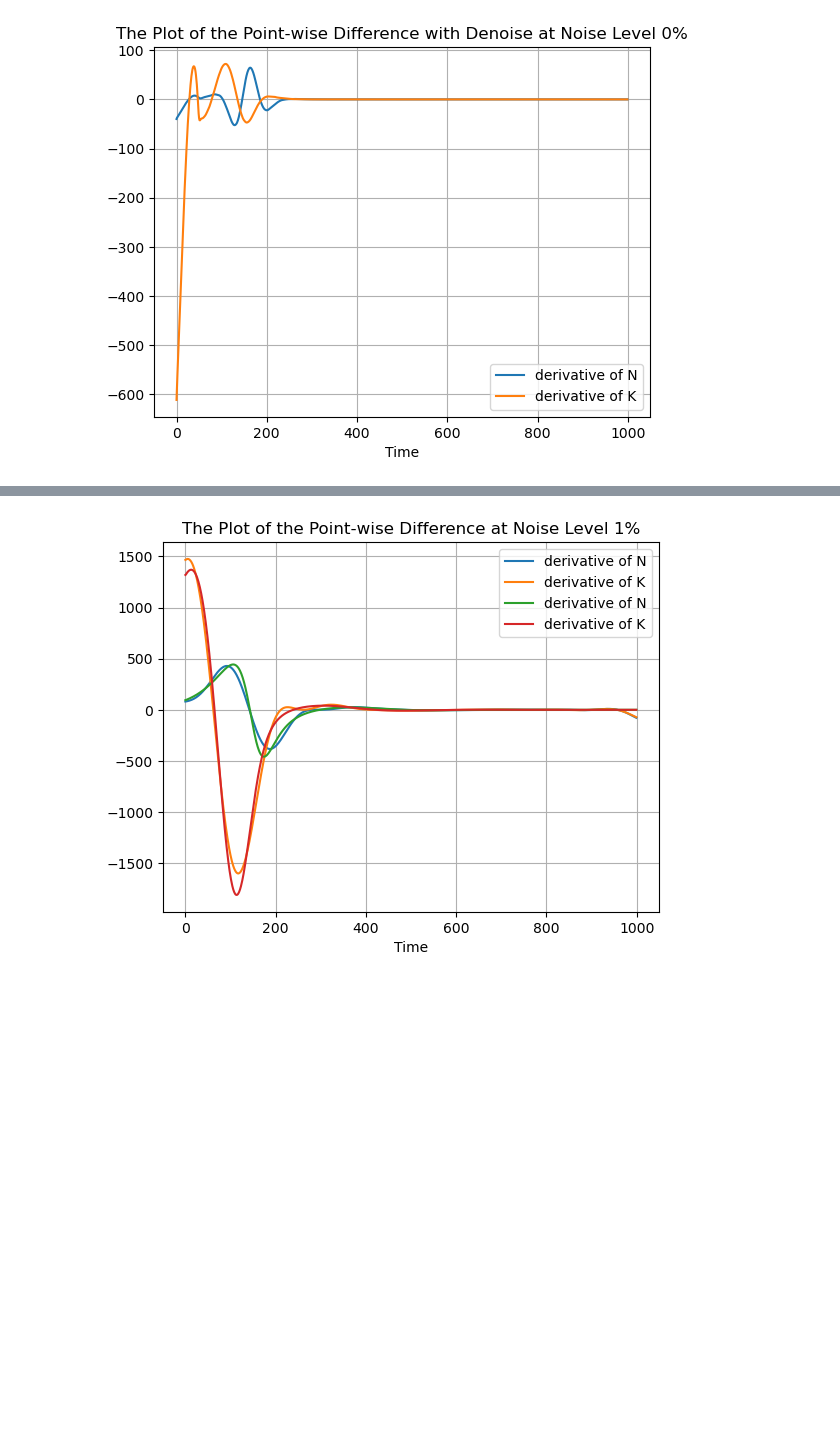
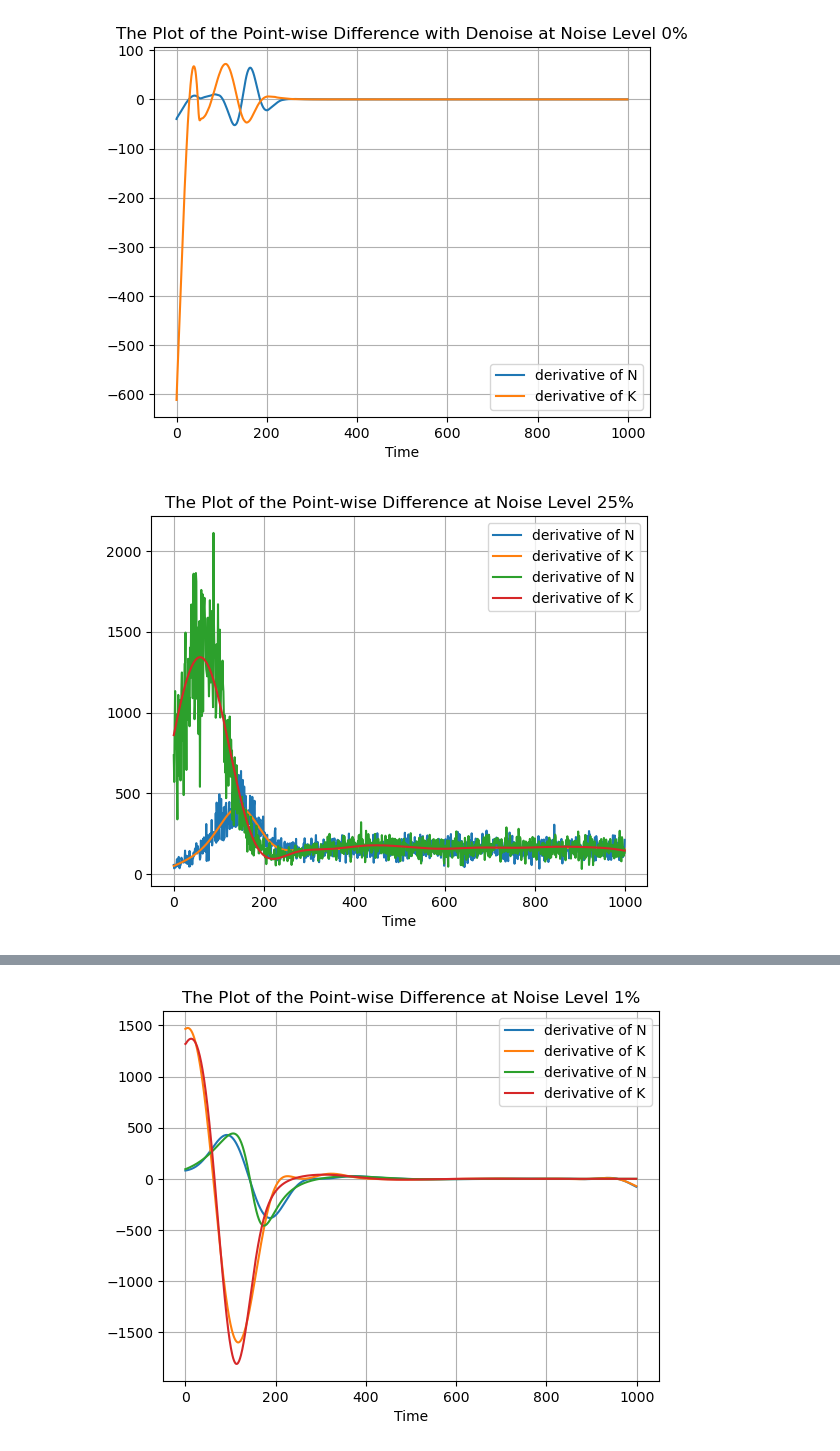
Before and after one commit to mm2319/M4R, a Jupyter notebook: test copy.ipynb, the cells around one changed output, grey strips where cells are left out. Cells and saved outputs as stored; diff of their text form; code cells hidden in the pictures; blank space fills up the shorter version.

```diff
--- a/test copy.ipynb
+++ b/test copy.ipynb
@@ -329,0 +401,34 @@ class GP:
+# %%
+T, Y = create_data_twocompart(p=0.25)
+T, Y_T = create_data_twocompart(p=0.25)
+toy_xp = np.arange(0,10,0.01)
+gp = GP(kernel=rbf, kernel_diff=rbf_fd)
+Y[:,0] = gp.predict(
+x_star=toy_xp,  # set to test points
+X = np.array(T),     # set to observed x
+y = np.array(Y[:,0]),       # set to observed y
+size=1,    # draw 100 posterior samples
+theta=[para_two_compart_n025_1.x[0],para_two_compart_n025_1.x[1]],
+sigma=para_two_compart_n025_1.x[2]
+)[0]
+toy_xp = np.arange(0,10,0.01)
+gp = GP(kernel=rbf, kernel_diff=rbf_fd)
+Y[:,1] = gp.predict(
+x_star=toy_xp,  # set to test points
+X = np.array(T),     # set to observed x
+y = np.array(Y[:,1]),       # set to observed y
+size=1,    # draw 100 posterior samples
+theta=[para_two_compart_n025_2.x[0],para_two_compart_n025_2.x[1]],
+sigma=para_two_compart_n025_2.x[2]
+)[0]
+plt.plot(Y_T[:,0],label= "derivative of N")
+plt.plot(Y[:,0],label= "derivative of K")
+# plt.plot(result_3,label= "derivative of z")
+plt.title('The Plot of the Point-wise Difference at Noise Level 25%')
+plt.xlabel('Time')
+plt.plot(Y_T[:,1],label= "derivative of N")
+plt.plot(Y[:,1],label= "derivative of K")
+plt.legend()
+plt.grid()
+# %% [output]
+[figure, added]
```
Also changed, not shown: parts of 3 cells of this notebook, 1 other file.
